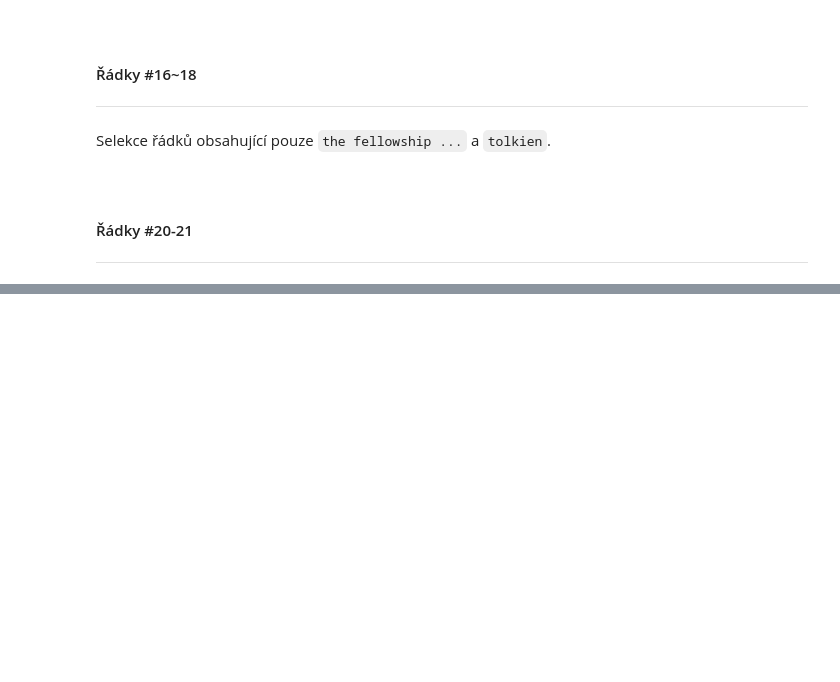
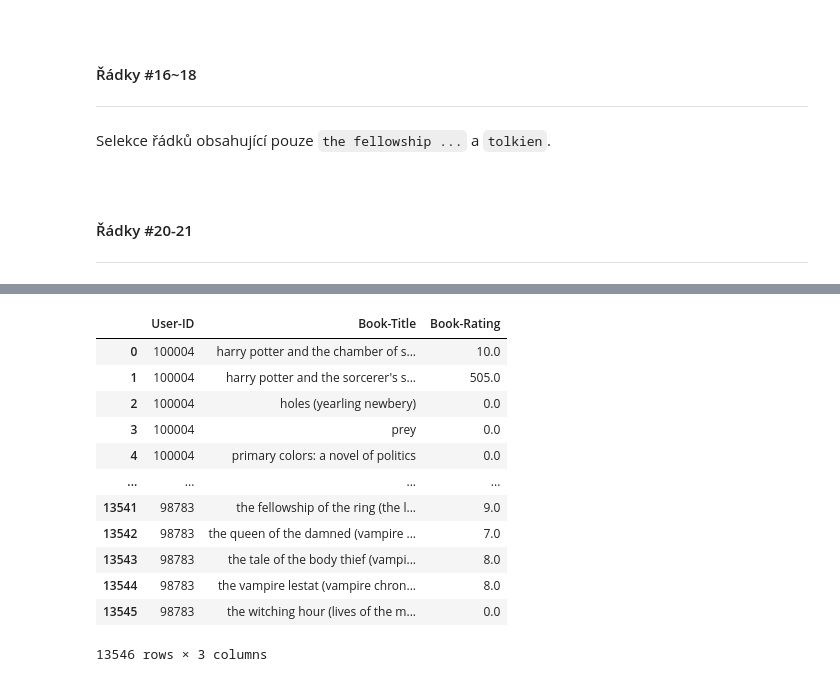
Before and after one commit to Bralor/book_recommender, a Jupyter notebook: book_ideas.ipynb, the cells around one changed output, grey strips where cells are left out. Drawn from its saved outputs; the diff is of its cells as text; code cells hidden in the pictures; blank space fills up the shorter version.

```diff
--- a/book_ideas.ipynb
+++ b/book_ideas.ipynb
@@ -525,0 +530,23 @@ books_to_compare = books_to_compare.tolist()
+# %%
+# group the column 'Book-Rating' and calculate the mean value of each title
+ratings_data_raw_nodup = calculate_the_mean_val(
+    ratings_data_raw,
+    ['User-ID', 'Book-Title'],
+    "Book-Rating"
+)
+# %%
+ratings_data_raw_nodup
+# %% [output]
+|  | User-ID | Book-Title | Book-Rating |
+| 0 | 100004 | harry potter and the chamber of s... | 10.0 |
+| 1 | 100004 | harry potter and the sorcerer's s... | 505.0 |
+| 2 | 100004 | holes (yearling newbery) | 0.0 |
+| 3 | 100004 | prey | 0.0 |
+| 4 | 100004 | primary colors: a novel of politics | 0.0 |
+| ... | ... | ... | ... |
+| 13541 | 98783 | the fellowship of the ring (the l... | 9.0 |
+| 13542 | 98783 | the queen of the damned (vampire ... | 7.0 |
+| 13543 | 98783 | the tale of the body thief (vampi... | 8.0 |
+| 13544 | 98783 | the vampire lestat (vampire chron... | 8.0 |
+| 13545 | 98783 | the witching hour (lives of the m... | 0.0 |
+13546 rows × 3 columns
```
Also changed, not shown: parts of 9 cells of this notebook.
